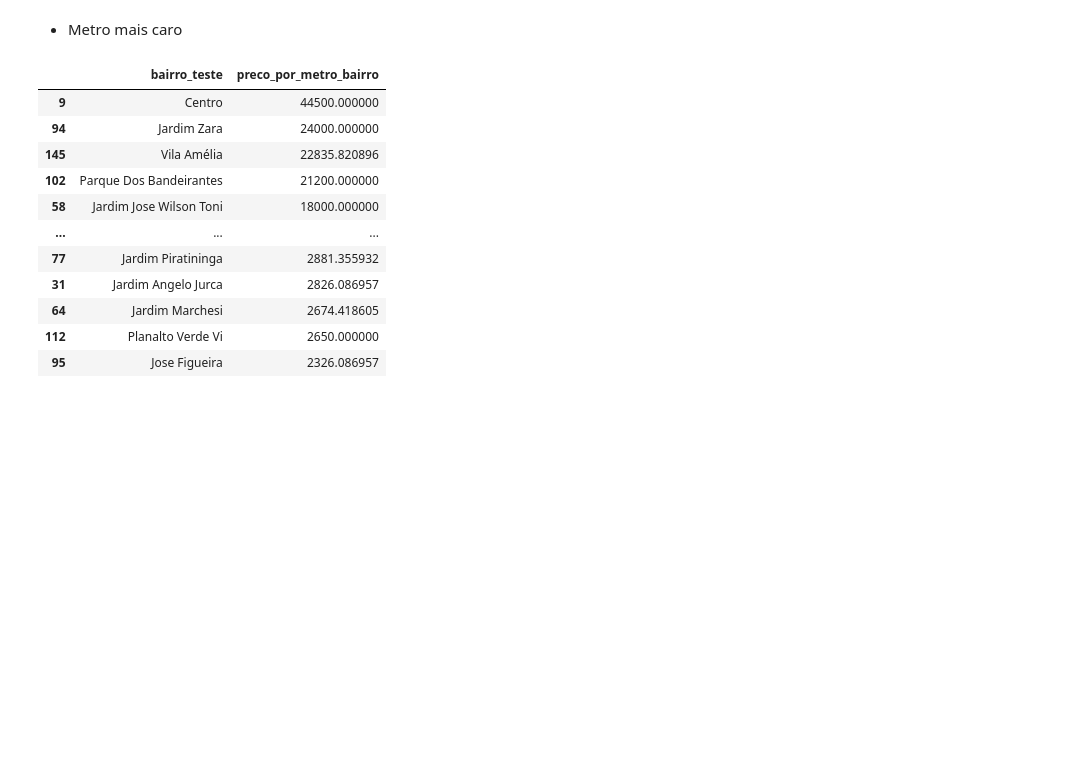
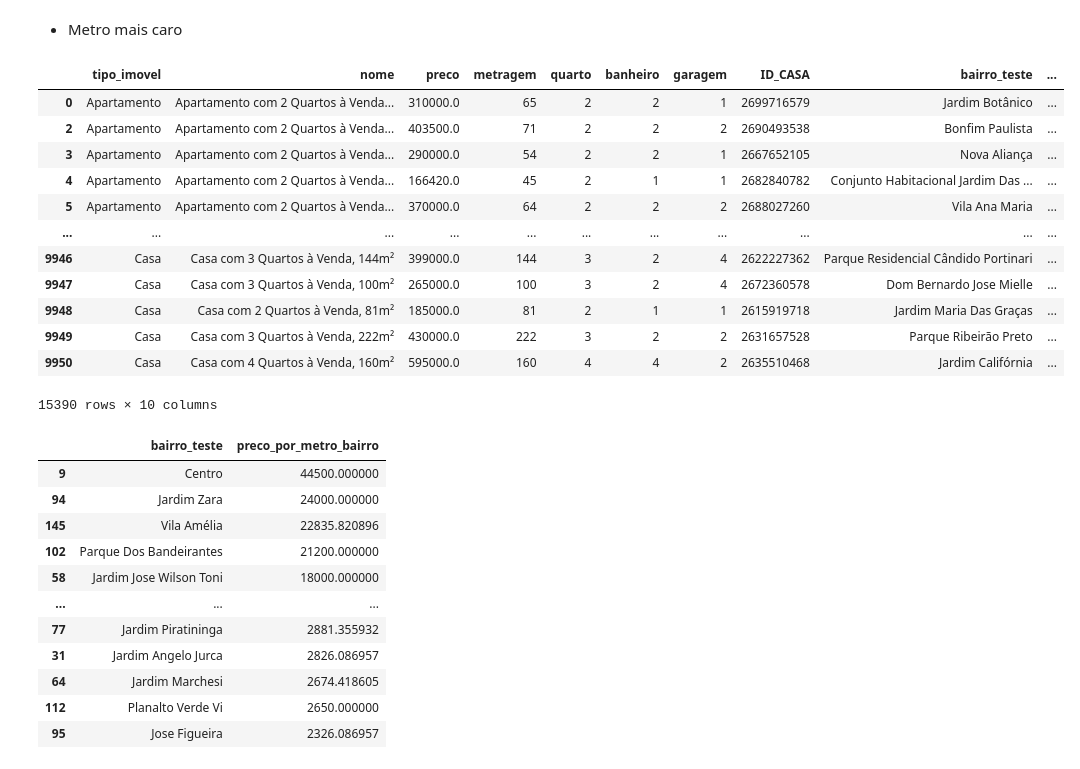
Before and after one commit to rodrigorocha1/extracao_viva_real_selenium, a Jupyter notebook: notebooks_exemplo/analise_exploratoria.ipynb, the cells around one changed output. Cells and saved outputs as stored; diff of their text form; code cells hidden in the pictures; blank space fills up the shorter version.

```diff
--- a/notebooks_exemplo/analise_exploratoria.ipynb
+++ b/notebooks_exemplo/analise_exploratoria.ipynb
@@ -55,6 +55,22 @@ base_original
 - Metro mais caro
 # %%
 base_original['preco_por_metro'] = base_original['preco'] / base_original['metragem']
+# %%
+base_original
+# %% [output]
+|  | tipo_imovel | nome | preco | metragem | quarto | banheiro | garagem | ID_CASA | bairro_teste | ... |
+| 0 | Apartamento | Apartamento com 2 Quartos à Venda... | 310000.0 | 65 | 2 | 2 | 1 | 2699716579 | Jardim Botânico | ... |
+| 2 | Apartamento | Apartamento com 2 Quartos à Venda... | 403500.0 | 71 | 2 | 2 | 2 | 2690493538 | Bonfim Paulista | ... |
+| 3 | Apartamento | Apartamento com 2 Quartos à Venda... | 290000.0 | 54 | 2 | 2 | 1 | 2667652105 | Nova Aliança | ... |
+| 4 | Apartamento | Apartamento com 2 Quartos à Venda... | 166420.0 | 45 | 2 | 1 | 1 | 2682840782 | Conjunto Habitacional Jardim Das ... | ... |
+| 5 | Apartamento | Apartamento com 2 Quartos à Venda... | 370000.0 | 64 | 2 | 2 | 2 | 2688027260 | Vila Ana Maria | ... |
+| ... | ... | ... | ... | ... | ... | ... | ... | ... | ... | ... |
+| 9946 | Casa | Casa com 3 Quartos à Venda, 144m² | 399000.0 | 144 | 3 | 2 | 4 | 2622227362 | Parque Residencial Cândido Portinari | ... |
+| 9947 | Casa | Casa com 3 Quartos à Venda, 100m² | 265000.0 | 100 | 3 | 2 | 4 | 2672360578 | Dom Bernardo Jose Mielle | ... |
+| 9948 | Casa | Casa com 2 Quartos à Venda, 81m² | 185000.0 | 81 | 2 | 1 | 1 | 2615919718 | Jardim Maria Das Graças | ... |
+| 9949 | Casa | Casa com 3 Quartos à Venda, 222m² | 430000.0 | 222 | 3 | 2 | 2 | 2631657528 | Parque Ribeirão Preto | ... |
+| 9950 | Casa | Casa com 4 Quartos à Venda, 160m² | 595000.0 | 160 | 4 | 4 | 2 | 2635510468 | Jardim Califórnia | ... |
+15390 rows × 10 columns
 # %%
 base_original.to_parquet('../data/processed/base_casa_v2.parquet')
 # %%
```
Also changed, not shown: 6 other files.
